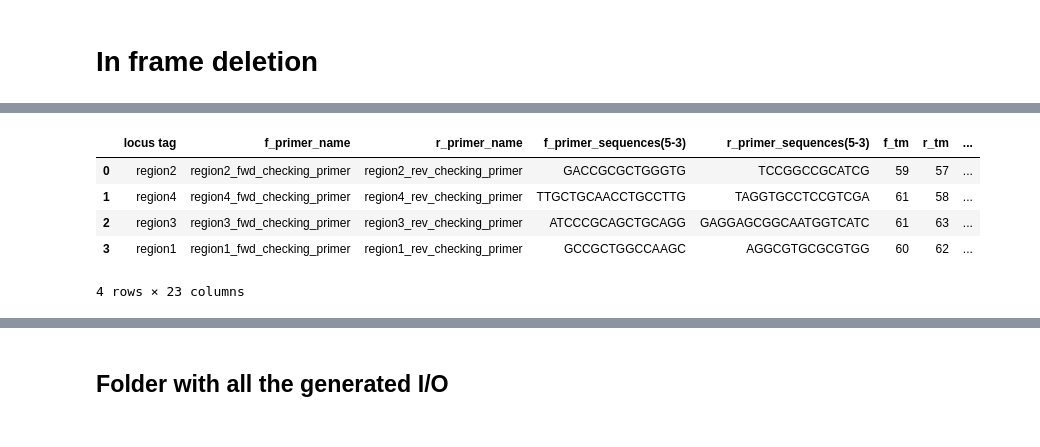
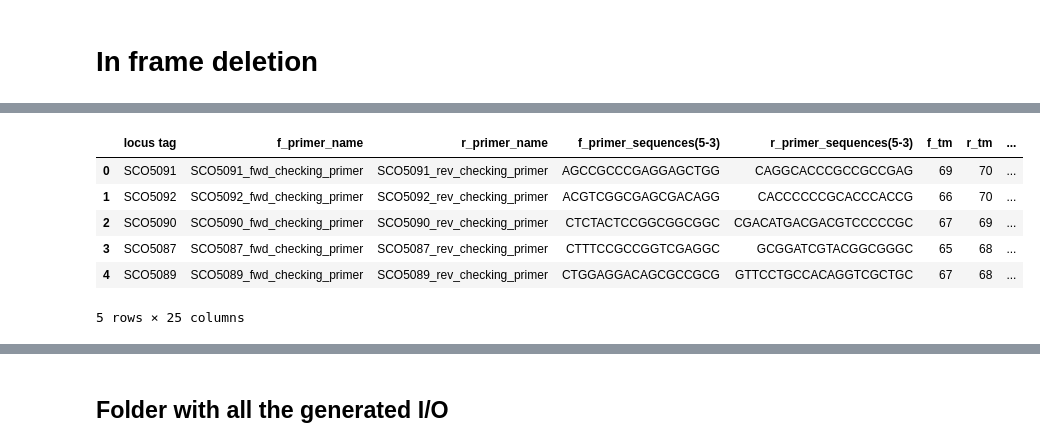
Before and after one commit to hiyama341/streptocad, a Jupyter notebook: notebooks/app_workflows/W5_CRISPR-cas9-inframe-deletion_random_sized_deletion.ipynb, the cells around one changed output, grey strips where cells are left out. Drawn from its saved outputs; the diff is of its cells as text; code cells hidden in the pictures.

```diff
--- a/notebooks/app_workflows/W5_CRISPR-cas9-inframe-deletion_random_sized_deletion.ipynb
+++ b/notebooks/app_workflows/W5_CRISPR-cas9-inframe-deletion_random_sized_deletion.ipynb
@@ -49,10 +49,10 @@ path_to_plasmid = '../../data/plasmids/pCRISPR–Cas9_plasmid_addgene.gbk'
 clean_plasmid = load_and_process_plasmid(path_to_plasmid)
 
 # 3 Choose genes to knock out (list)
-#genes_to_KO = ['SCO5087', 'SCO5089', 'SCO5090','SCO5091', 'SCO5092' ]
+genes_to_KO = ['SCO5087', 'SCO5089', 'SCO5090','SCO5091', 'SCO5092' ]
 #genes_to_KO = ['SCO5087']#, 'SCO5089', 'SCO5090','SCO5091', 'SCO5092' ]
 
-genes_to_KO = ['80000-100000', '4000-7000', '9000-14000','15000-20000']
+#genes_to_KO = ['80000-100000', '4000-7000', '9000-14000','15000-20000']
 
 
 #### Advanced settings ####
@@ -344,19 +307,21 @@ plasmid_metadata_df
 # %%
 # Getting checking primers
 checking_primers_df = find_best_check_primers_from_genome(genome,
                                        genes_to_KO,
                                        flanking_region=flanking_region,
                                        target_tm = melting_temperature,
                                         primer_concentration = primer_concentration,
-                                        polymerase = chosen_polymerase)
+                                        polymerase = chosen_polymerase,
+                                        limit=18)
 checking_primers_df
 # %% [output]
 |  | locus tag | f_primer_name | r_primer_name | f_primer_sequences(5-3) | r_primer_sequences(5-3) | f_tm | r_tm | ... |
-| 0 | region2 | region2_fwd_checking_primer | region2_rev_checking_primer | GACCGCGCTGGGTG | TCCGGCCGCATCG | 59 | 57 | ... |
-| 1 | region4 | region4_fwd_checking_primer | region4_rev_checking_primer | TTGCTGCAACCTGCCTTG | TAGGTGCCTCCGTCGA | 61 | 58 | ... |
-| 2 | region3 | region3_fwd_checking_primer | region3_rev_checking_primer | ATCCCGCAGCTGCAGG | GAGGAGCGGCAATGGTCATC | 61 | 63 | ... |
-| 3 | region1 | region1_fwd_checking_primer | region1_rev_checking_primer | GCCGCTGGCCAAGC | AGGCGTGCGCGTGG | 60 | 62 | ... |
+| 0 | SCO5091 | SCO5091_fwd_checking_primer | SCO5091_rev_checking_primer | AGCCGCCCGAGGAGCTGG | CAGGCACCCGCCGCCGAG | 69 | 70 | ... |
+| 1 | SCO5092 | SCO5092_fwd_checking_primer | SCO5092_rev_checking_primer | ACGTCGGCGAGCGACAGG | CACCCCCCGCACCCACCG | 66 | 70 | ... |
+| 2 | SCO5090 | SCO5090_fwd_checking_primer | SCO5090_rev_checking_primer | CTCTACTCCGGCGGCGGC | CGACATGACGACGTCCCCCGC | 67 | 69 | ... |
+| 3 | SCO5087 | SCO5087_fwd_checking_primer | SCO5087_rev_checking_primer | CTTTCCGCCGGTCGAGGC | GCGGATCGTACGGCGGGC | 65 | 68 | ... |
+| 4 | SCO5089 | SCO5089_fwd_checking_primer | SCO5089_rev_checking_primer | CTGGAGGACAGCGCCGCG | GTTCCTGCCACAGGTCGCTGC | 67 | 68 | ... |
-4 rows × 23 columns
+5 rows × 25 columns
 # %%
 # Create a copy of checking_primers_df
 checking_primers_df_copy = checking_primers_df.copy()
```
Also changed, not shown: parts of 14 cells of this notebook, 1 other file.
